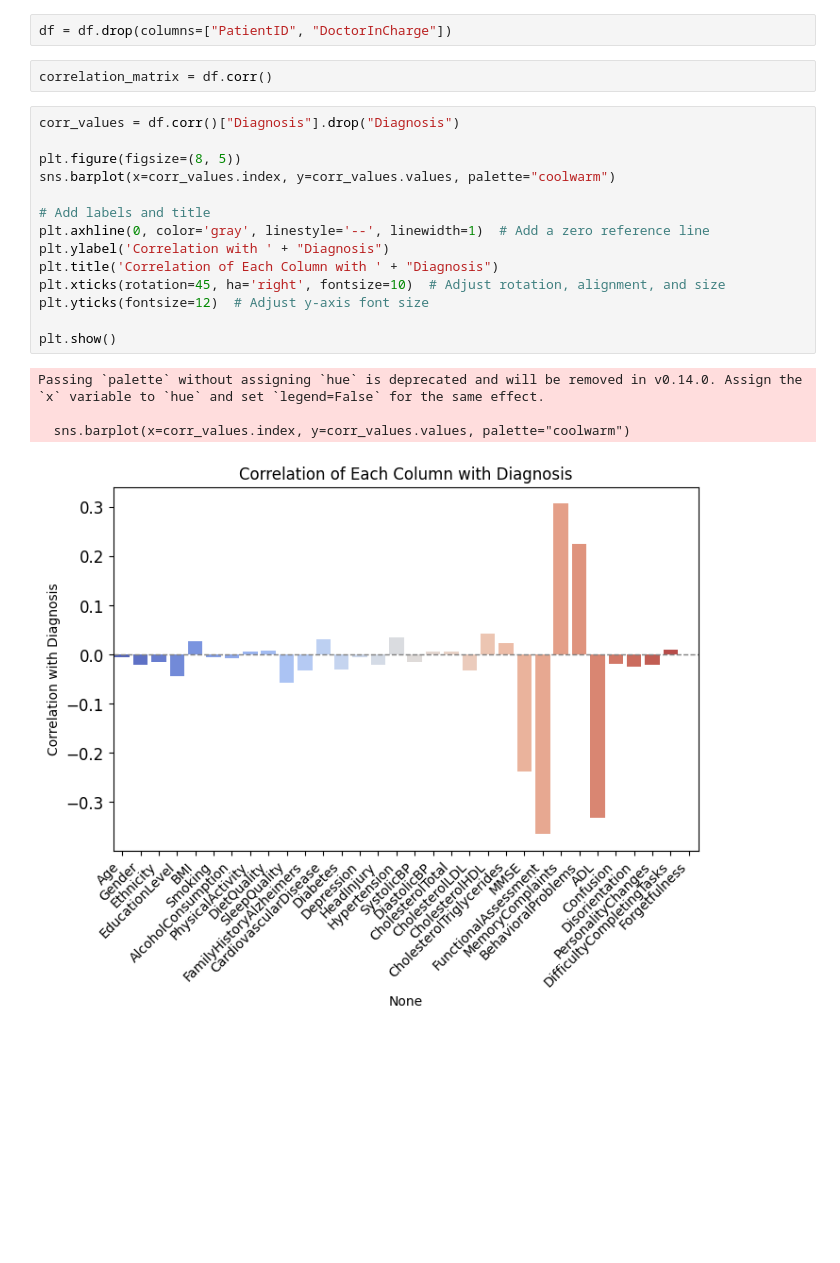
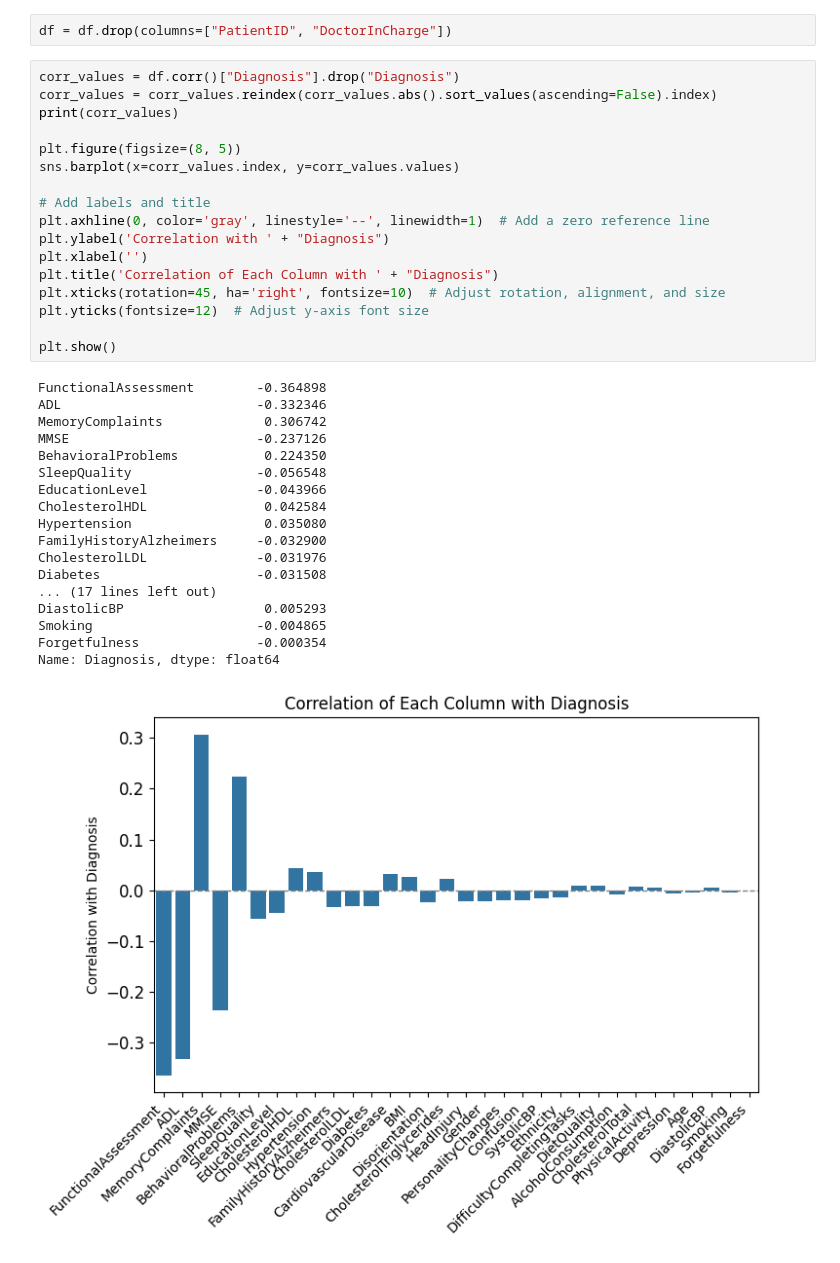
Before and after one commit to treite/classificationGroupwork, a Jupyter notebook: groupProject.ipynb, the cells around one changed output. Saved outputs shown, nothing was run; the diff lists cells and outputs as text; blank space fills up the shorter version.

```diff
--- a/groupProject.ipynb
+++ b/groupProject.ipynb
@@ -31,23 +23,38 @@ df.describe()
 # %%
 df = df.drop(columns=["PatientID", "DoctorInCharge"])
-# %%
-correlation_matrix = df.corr()
 # %%
 corr_values = df.corr()["Diagnosis"].drop("Diagnosis")
+corr_values = corr_values.reindex(corr_values.abs().sort_values(ascending=False).index)
+print(corr_values)
 
 plt.figure(figsize=(8, 5))
-sns.barplot(x=corr_values.index, y=corr_values.values, palette="coolwarm")
+sns.barplot(x=corr_values.index, y=corr_values.values)
 
 # Add labels and title
 plt.axhline(0, color='gray', linestyle='--', linewidth=1)  # Add a zero reference line
 plt.ylabel('Correlation with ' + "Diagnosis")
+plt.xlabel('')
 plt.title('Correlation of Each Column with ' + "Diagnosis")
 plt.xticks(rotation=45, ha='right', fontsize=10)  # Adjust rotation, alignment, and size
 plt.yticks(fontsize=12)  # Adjust y-axis font size
 
 plt.show()
 # %% [output]
-Passing `palette` without assigning `hue` is deprecated and will be removed in v0.14.0. Assign the `x` variable to `hue` and set `legend=False` for the same effect.
-
-  sns.barplot(x=corr_values.index, y=corr_values.values, palette="coolwarm")
+FunctionalAssessment        -0.364898
+ADL                         -0.332346
+MemoryComplaints             0.306742
+MMSE                        -0.237126
+BehavioralProblems           0.224350
+SleepQuality                -0.056548
+EducationLevel              -0.043966
+CholesterolHDL               0.042584
+Hypertension                 0.035080
+FamilyHistoryAlzheimers     -0.032900
+CholesterolLDL              -0.031976
+Diabetes                    -0.031508
+... (17 lines left out)
+DiastolicBP                  0.005293
+Smoking                     -0.004865
+Forgetfulness               -0.000354
+Name: Diagnosis, dtype: float64
-[figure, old version]
+[figure, new version]
```
Also changed, not shown: parts of 5 cells of this notebook.
